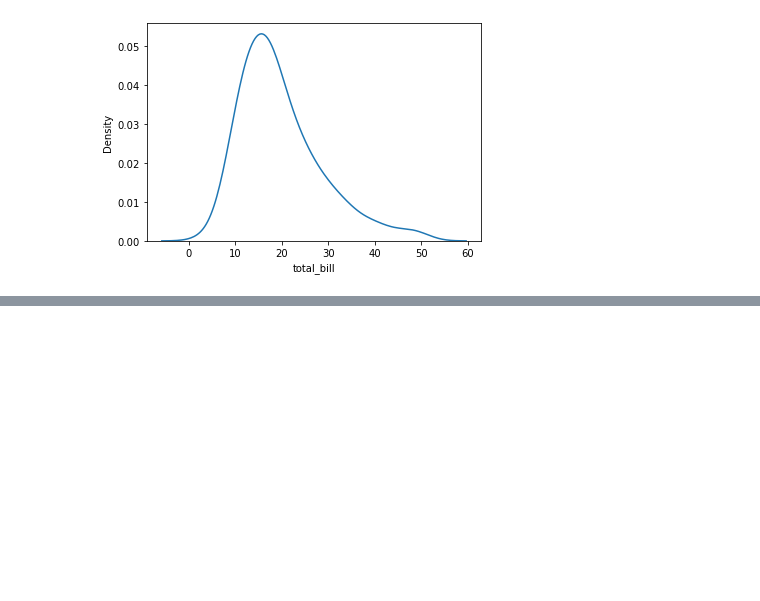
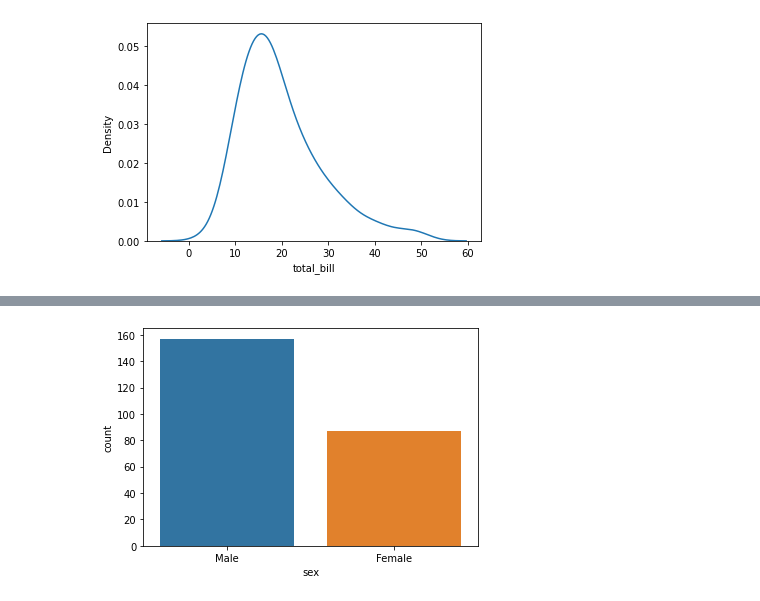
Before and after one commit to GKPSingh/M2D18, a Jupyter notebook: Learning SeaBorn.ipynb, the cells around one changed output, grey strips where cells are left out. Cells and saved outputs as stored; diff of their text form; code cells hidden in the pictures; blank space fills up the shorter version.

```diff
--- a/Learning SeaBorn.ipynb
+++ b/Learning SeaBorn.ipynb
@@ -80,0 +100,4 @@ sns.kdeplot(tips['total_bill']);
+# %%
+sns.countplot(x = 'sex', data = tips);
+# %% [output]
+[figure, added]
```
Also changed, not shown: parts of 15 cells of this notebook.
